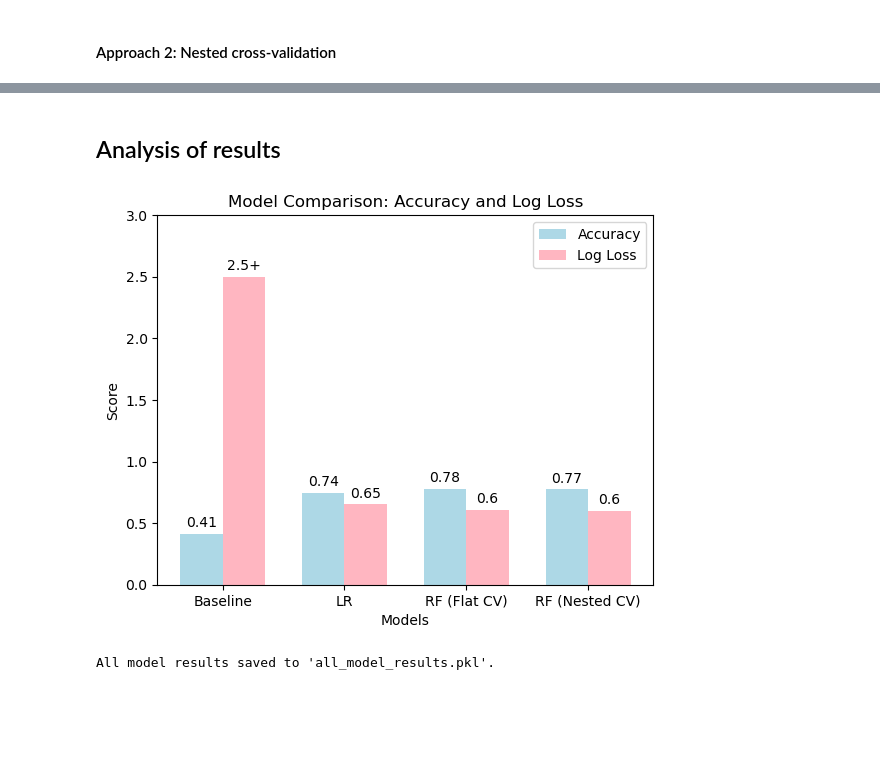
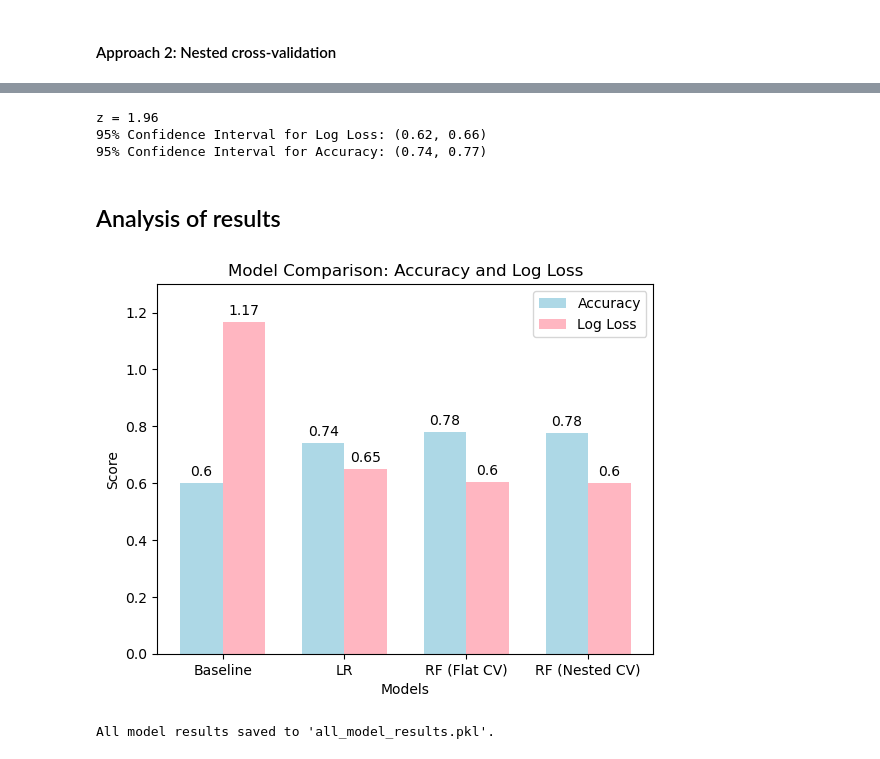
Before and after one commit to teodora-taleska/machine_learning_mini_projects, a Jupyter notebook: Loss estimation/part1.ipynb, the cells around one changed output, grey strips where cells are left out. Cells and saved outputs as stored; diff of their text form; code cells hidden in the pictures; blank space fills up the shorter version.

Commit message:
Calculated uncertainties in the cross validation process

```diff
--- a/Loss estimation/part1.ipynb
+++ b/Loss estimation/part1.ipynb
@@ -108,7 +109,7 @@ y_test_encoded = label_encoder.transform(y_test)
 ### 1. Baseline model
 Learns and Predicts the Relative Frequencies of Classes
 # %%
-baseline_model = DummyClassifier(strategy="stratified")
+baseline_model = DummyClassifier(strategy="prior")
 baseline_model.fit(X_train, y_train_encoded)
 
 y_pred_baseline = baseline_model.predict(X_test)
@@ -193,8 +200,10 @@ def flat_cv(X, y, param_grid, n_splits=5):
 # %%
-best_accuracy, best_log_loss, best_hyperparams = flat_cv(X_train, y_train_encoded, param_combinations)
-print(f"Best Accuracy: {best_accuracy}")
-print(f"Best Log Loss: {best_log_loss}")
+best_accuracy, log_loss_min_avg, best_hyperparams, best_acc_std, best_log_loss_std, log_loss_interval = flat_cv(X_train, y_train_encoded, param_combinations)
+print(f"Best Accuracy: {best_accuracy:.2f}")
+print(f"Best Log Loss: {log_loss_min_avg:.2f}")
 print(f"Best Hyperparameters: {best_hyperparams}")
+print(f"Accuracy approximation: {best_accuracy:.2f} ± {best_acc_std:.2f}")
+print(f"Log Loss approximation: {log_loss_min_avg:.2f} ± {best_log_loss_std:.2f}")
 
 # train the final model with the best hyperparameters on the entire training set
 final_model = RandomForestClassifier(**best_hyperparams)
@@ -206,6 +215,6 @@ y_pred_proba_rf1 = final_model.predict_proba(X_test)
 rf1_test_accuracy = accuracy_score(y_test_encoded, y_pred_rf1)
 rf1_test_log_loss = log_loss(y_test_encoded, y_pred_proba_rf1)
 
-print(f"Test Accuracy: {rf1_test_accuracy}")
-print(f"Test Log Loss: {rf1_test_log_loss}")
+print(f"Test Accuracy: {rf1_test_accuracy:.2f}")
+print(f"Test Log Loss: {rf1_test_log_loss:.2f}")
 # %% [output]
@@ -284,8 +324,12 @@ def nested_cv(X, y, param_grid, outer_splits=5, inner_splits=5):
 # %%
-best_accuracy2, best_log_loss2, best_hyperparams2 = nested_cv(X_train, y_train_encoded, param_combinations)
+best_accuracy2, best_log_loss2, best_hyperparams2, best_acc_std2, best_log_loss_std2, log_loss_interval2 = nested_cv(X_train, y_train_encoded, param_combinations)
+print("-----------------------------------------------")
+print("Nested Cross-Validation Results")
 print(f"Best Accuracy: {best_accuracy2}")
 print(f"Best Log Loss: {best_log_loss2}")
 print(f"Best Hyperparameters: {best_hyperparams2}")
+print(f"Accuracy approximation: {best_accuracy2:.2f} ± {best_acc_std2:.2f}")
+print(f"Log Loss approximation: {best_log_loss2:.2f} ± {best_log_loss_std2:.2f}")
 
 # train the final model with the best hyperparameters on the entire training set
 rf2 = RandomForestClassifier(**best_hyperparams2)
@@ -308,3 +361,21 @@ Test Log Loss: 0.601434925207193
+# %%
+confidence = 0.95
+z_value = norm.ppf(1 - (1 - confidence) / 2)  # For 95% CI, z = 1.96
+print(f"z = {z_value:.2f}")
+
+# calculate margin of error for log loss
+log_loss_margin_of_error = z_value * (best_log_loss_std2 / np.sqrt(5))
+log_loss_CI = (best_log_loss2 - log_loss_margin_of_error, best_log_loss2 + log_loss_margin_of_error)
+print(f"95% Confidence Interval for Log Loss: ({log_loss_CI[0]:.2f}, {log_loss_CI[1]:.2f})")
+
+# calculate margin of error for accuracy
+accuracy_margin_of_error = z_value * (best_acc_std2 / np.sqrt(5))
+accuracy_CI = (best_accuracy2 - accuracy_margin_of_error, best_accuracy2 + accuracy_margin_of_error)
+print(f"95% Confidence Interval for Accuracy: ({accuracy_CI[0]:.2f}, {accuracy_CI[1]:.2f})")
+# %% [output]
+z = 1.96
+95% Confidence Interval for Log Loss: (0.62, 0.66)
+95% Confidence Interval for Accuracy: (0.74, 0.77)
 # %% [markdown]
 ## Analysis of results
 # %%
@@ -318,35 +389,35 @@ width = 0.35
 fig, ax = plt.subplots()
 rects1 = ax.bar(x - width/2, accuracy, width, label='Accuracy', color='lightblue')
 rects2 = ax.bar(x + width/2, log_loss, width, label='Log Loss', color='lightpink')
 
 ax.set_xlabel('Models')
 ax.set_ylabel('Score')
 ax.set_title('Model Comparison: Accuracy and Log Loss')
 ax.set_xticks(x)
 ax.set_xticklabels(models, ha='center')
 ax.legend()
 
 # set y-axis limit to 3 for better visualization
-ax.set_ylim(0, 3)
+ax.set_ylim(0, 1.3)
 
 def autolabel(rects, original_values):
     for rect, original_value in zip(rects, original_values):
         height = rect.get_height()
         label = '2.5+' if original_value > 2 else f'{round(height, 2)}'
         ax.annotate(label,
                     xy=(rect.get_x() + rect.get_width() / 2, height),
                     xytext=(0, 3),  # 3 points vertical offset
                     textcoords="offset points",
                     ha='center', va='bottom')
 
 autolabel(rects1, accuracy)
 autolabel(rects2, [baseline_log_score, lr_log_score, rf1_test_log_loss, rf2_test_log_loss])
 
 plt.savefig('visualizations/model_comparison.png')
 
 plt.show()
 # %% [output]
-[figure, old version]
+[figure, new version]
 # %%
 data_to_save = {
     'y_true': y_test_encoded,
```
Also changed, not shown: parts of 8 cells of this notebook, 2 other files.
